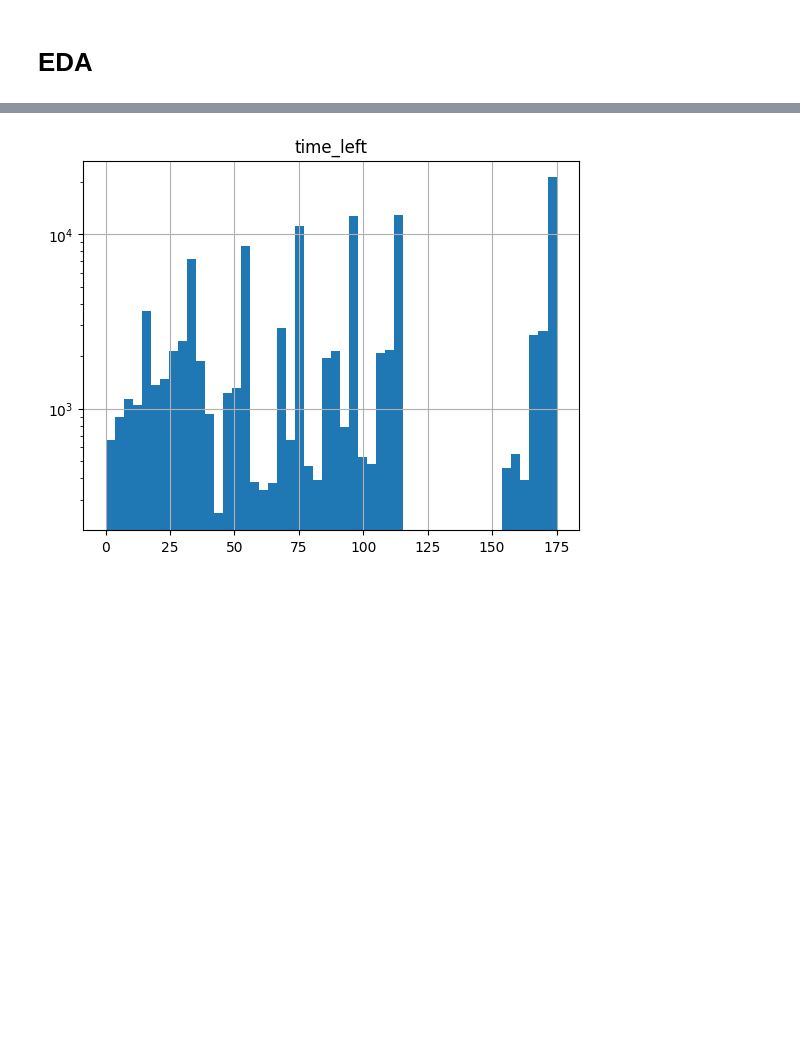
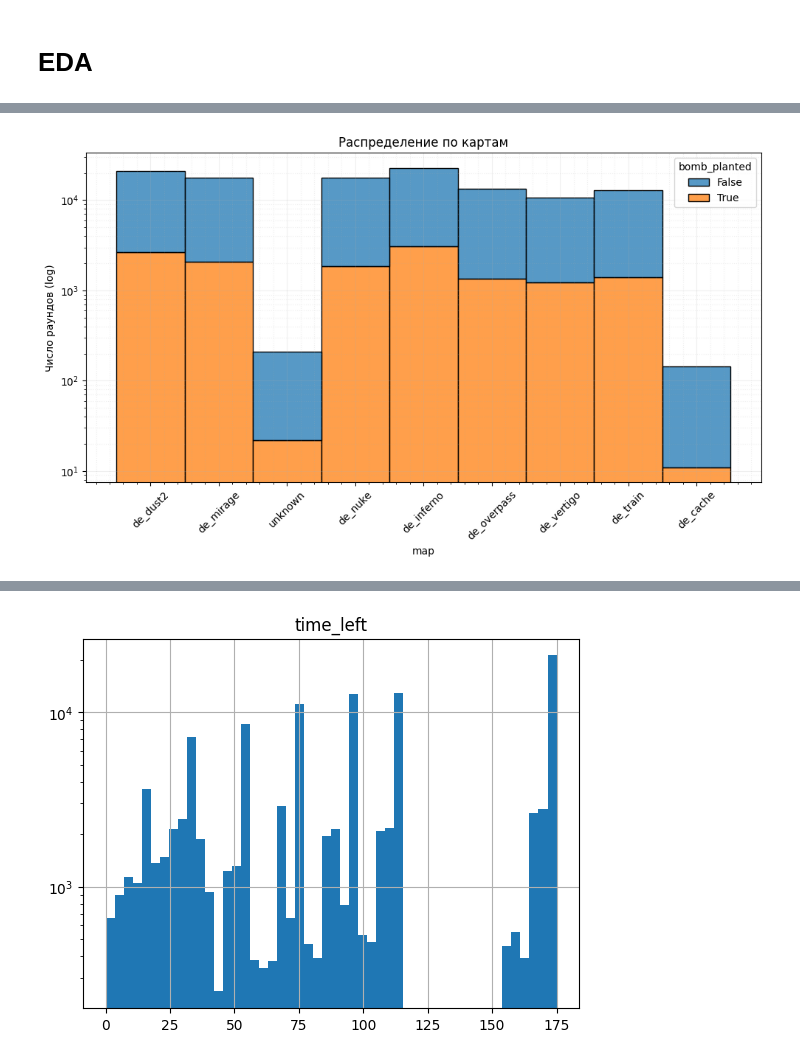
Before and after one commit to SergeyMotynga/OMSTU, a Jupyter notebook: ML/laboratory/lab_0/classification_EDA/classification.ipynb, the cells around one changed output, grey strips where cells are left out. Drawn from its saved outputs; the diff is of its cells as text; code cells hidden in the pictures; blank space fills up the shorter version.

```diff
--- a/ML/laboratory/lab_0/classification_EDA/classification.ipynb
+++ b/ML/laboratory/lab_0/classification_EDA/classification.ipynb
@@ -591,3 +601,18 @@ data.describe()[['time_left', 't_score', 'ct_score', 't_health', 'ct_health', 't
 | 50% | 94.870000 | 6.000000 | 6.000000 | 499.000000 | 500.000000 | 356.000000 | 384.000000 | 7750.000000 | 6000.000000 | ... |
 | 75% | 114.960000 | 11.000000 | 10.000000 | 500.000000 | 500.000000 | 471.000000 | 487.000000 | 18400.000000 | 15100.000000 | ... |
 | max | 175.000000 | 33.000000 | 32.000000 | 600.000000 | 500.000000 | 500.000000 | 500.000000 | 80000.000000 | 80000.000000 | ... |
+# %%
+#Распределение по картам
+plt.figure(figsize=(10, 6))
+sns.histplot(data=data, x='map', hue='bomb_planted', multiple="stack")
+plt.yscale('log')
+plt.title('Распределение по картам')
+plt.ylabel('Число раундов (log)')
+plt.grid(True, which="major", ls="-", alpha=0.2)
+plt.grid(True, which="minor", ls=":", alpha=0.2)
+plt.minorticks_on()
+plt.xticks(rotation=45)
+plt.tight_layout()
+plt.show()
+# %% [output]
+[figure, added]
```
Also changed, not shown: parts of 40 cells of this notebook.
